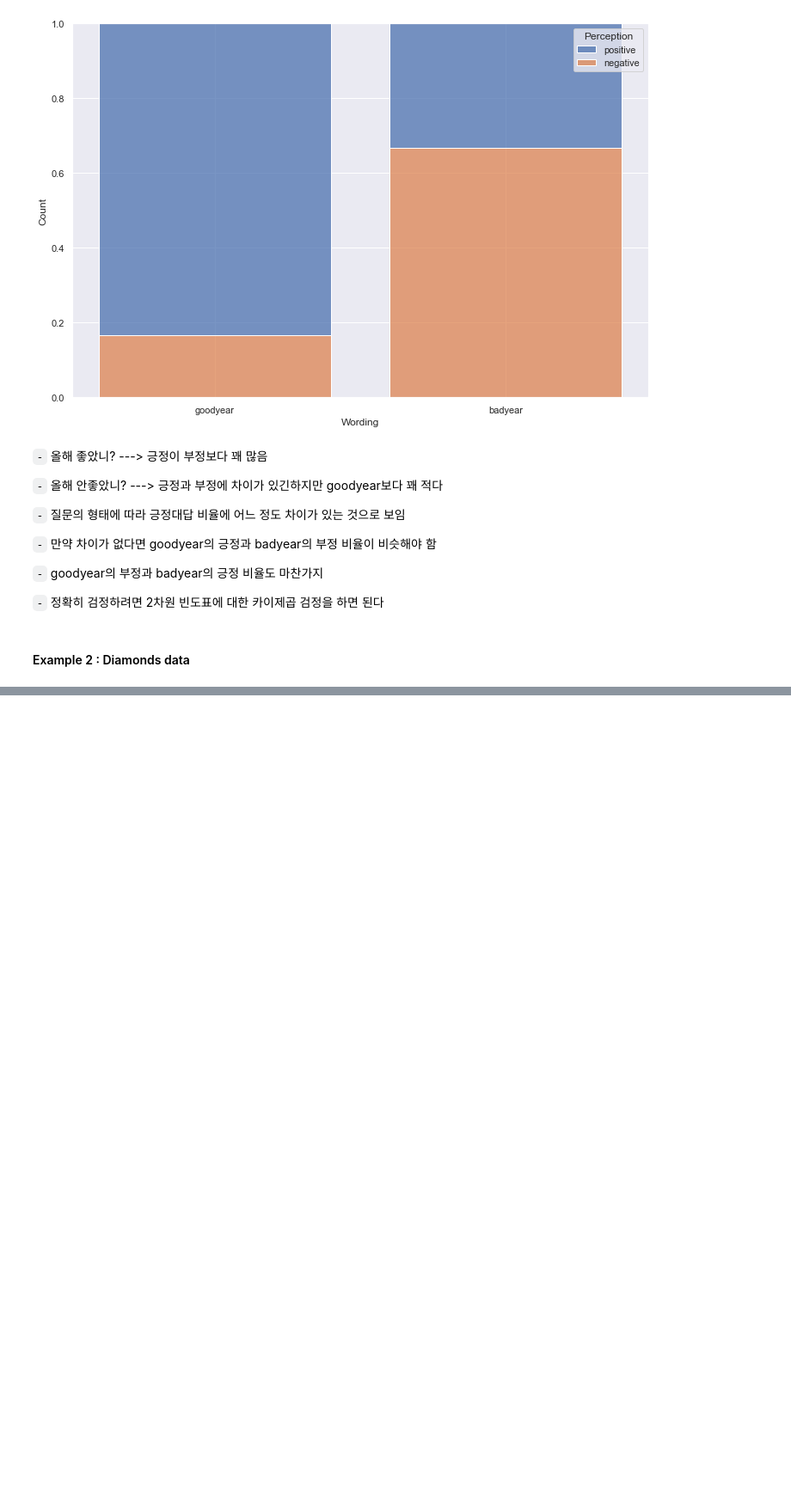
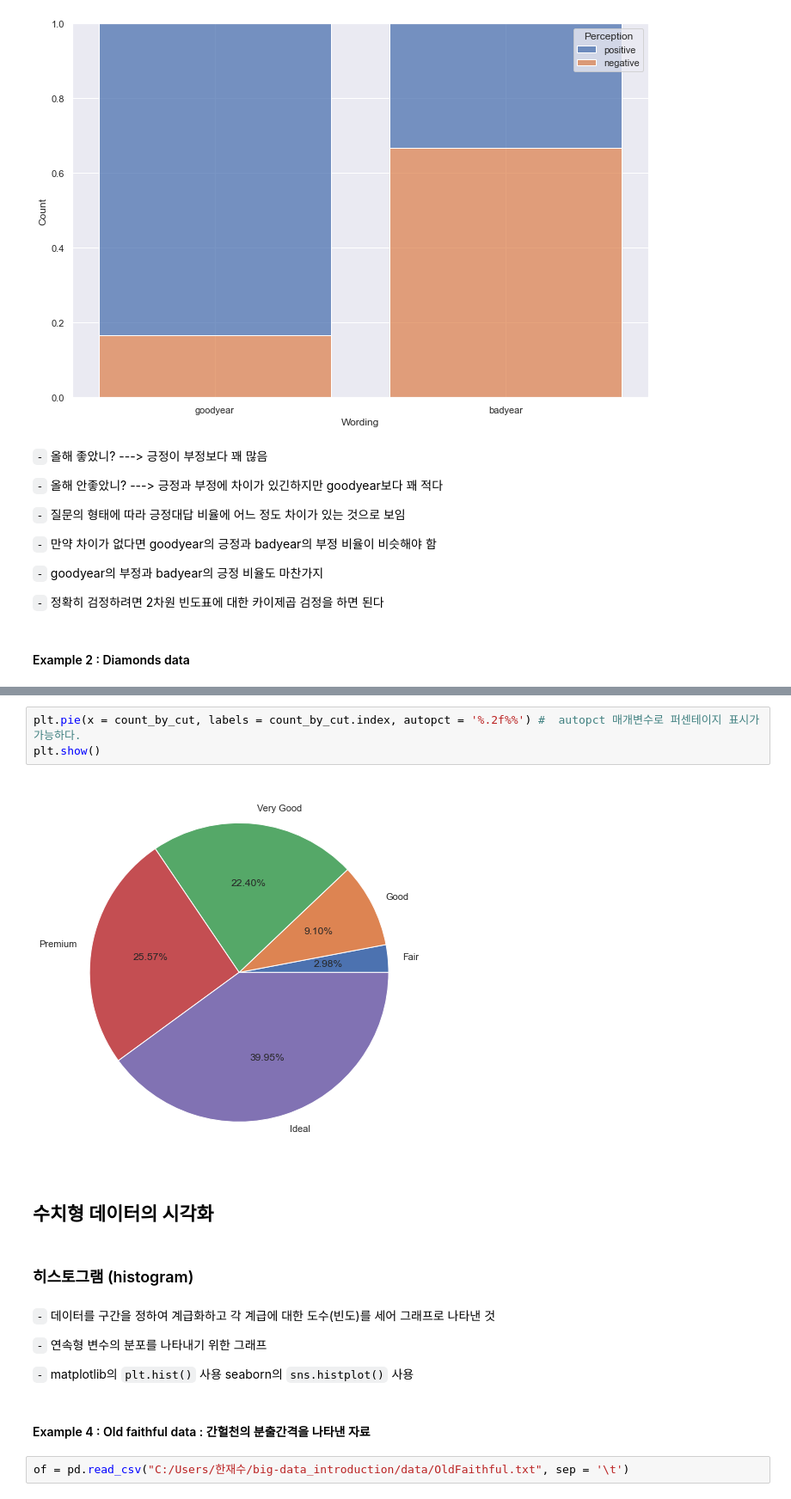
Before and after one commit to Jaesu26/study-blog, a Jupyter notebook: _notebooks/2021-09-08-빅데이터개론.ipynb, the cells around one changed output, grey strips where cells are left out. Shown at 86% size. Cells and saved outputs as stored; diff of their text form; blank space fills up the shorter version.

```diff
--- a/_notebooks/2021-09-08-빅데이터개론.ipynb
+++ b/_notebooks/2021-09-08-빅데이터개론.ipynb
@@ -1444,0 +1528,19 @@ sns.histplot(x = 'Wording', hue = 'Perception', multiple = 'fill', shrink = 0.8,
+# %%
+plt.pie(x = count_by_cut, labels = count_by_cut.index, autopct = '%.2f%%') #  autopct 매개변수로 퍼센테이지 표시가 가능하다.
+plt.show()
+# %% [output]
+[figure, added]
+# %% [markdown]
+## 수치형 데이터의 시각화
+# %% [markdown]
+### 히스토그램 (histogram)
+# %% [markdown]
+`-` 데이터를 구간을 정하여 계급화하고 각 계급에 대한 도수(빈도)를 세어 그래프로 나타낸 것
+
+`-` 연속형 변수의 분포를 나타내기 위한 그래프
+
+`-` matplotlib의 `plt.hist()` 사용 seaborn의 `sns.histplot()` 사용
+# %% [markdown]
+#### Example 4 : Old faithful data : 간헐천의 분출간격을 나타낸 자료
+# %%
+of = pd.read_csv("C:/Users/한재수/big-data_introduction/data/OldFaithful.txt", sep = '\t')
```
Also changed, not shown: parts of 37 cells of this notebook.
